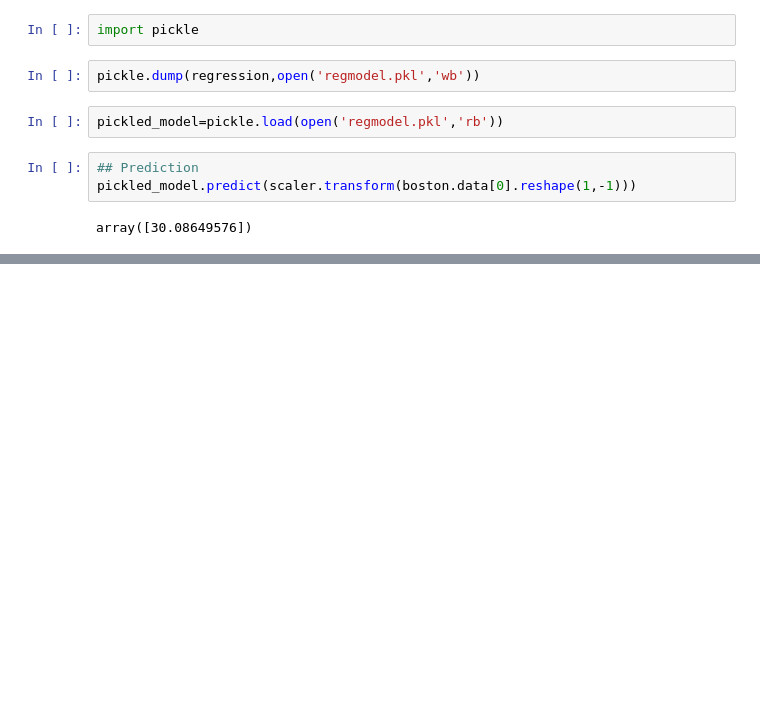
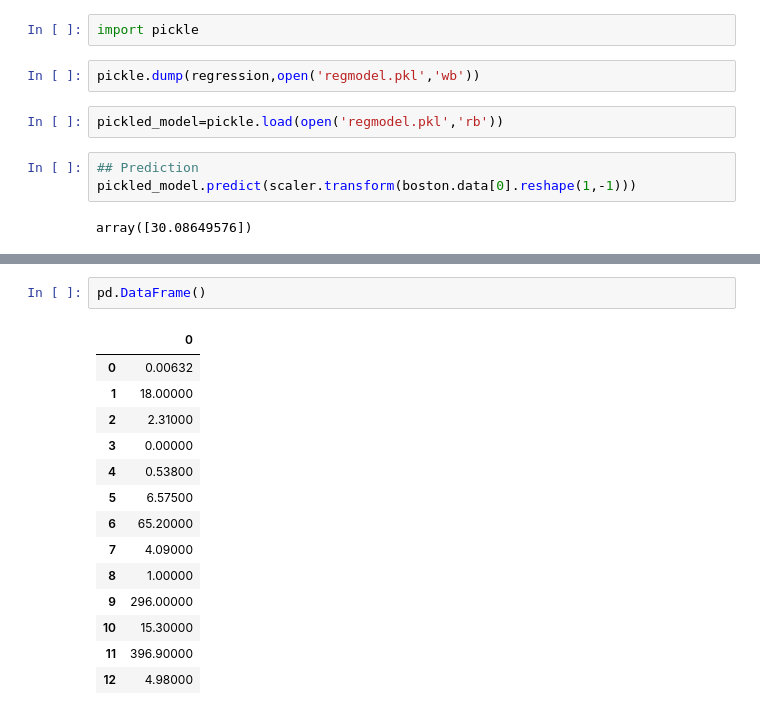
Before and after one commit to taha-nl/Boston-house-pricing--project, a Jupyter notebook: model.ipynb, the cells around one changed output, grey strips where cells are left out. Drawn from its saved outputs; the diff is of its cells as text; blank space fills up the shorter version.

```diff
--- a/model.ipynb
+++ b/model.ipynb
@@ -363,0 +389,17 @@ array([30.08649576])
+# %%
+pd.DataFrame()
+# %% [output]
+|  | 0 |
+| 0 | 0.00632 |
+| 1 | 18.00000 |
+| 2 | 2.31000 |
+| 3 | 0.00000 |
+| 4 | 0.53800 |
+| 5 | 6.57500 |
+| 6 | 65.20000 |
+| 7 | 4.09000 |
+| 8 | 1.00000 |
+| 9 | 296.00000 |
+| 10 | 15.30000 |
+| 11 | 396.90000 |
+| 12 | 4.98000 |
```
Also changed, not shown: parts of 3 cells of this notebook, 44 other files.
